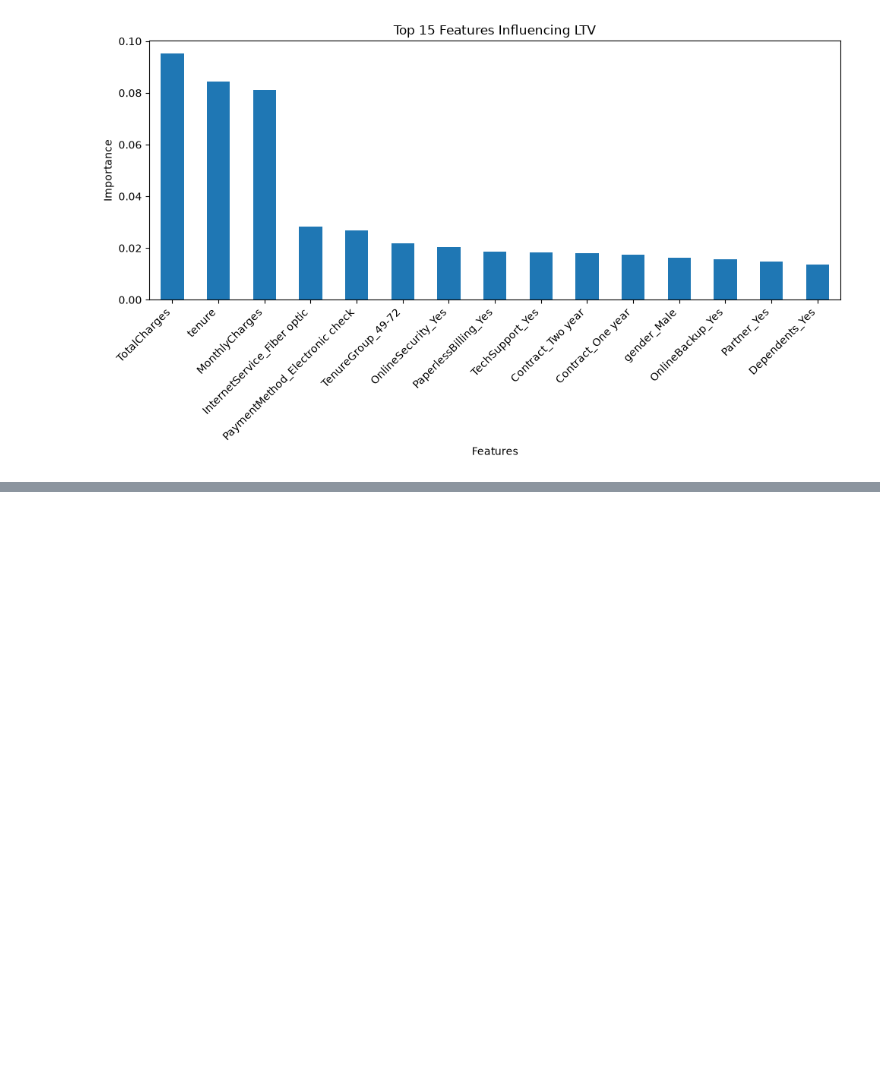
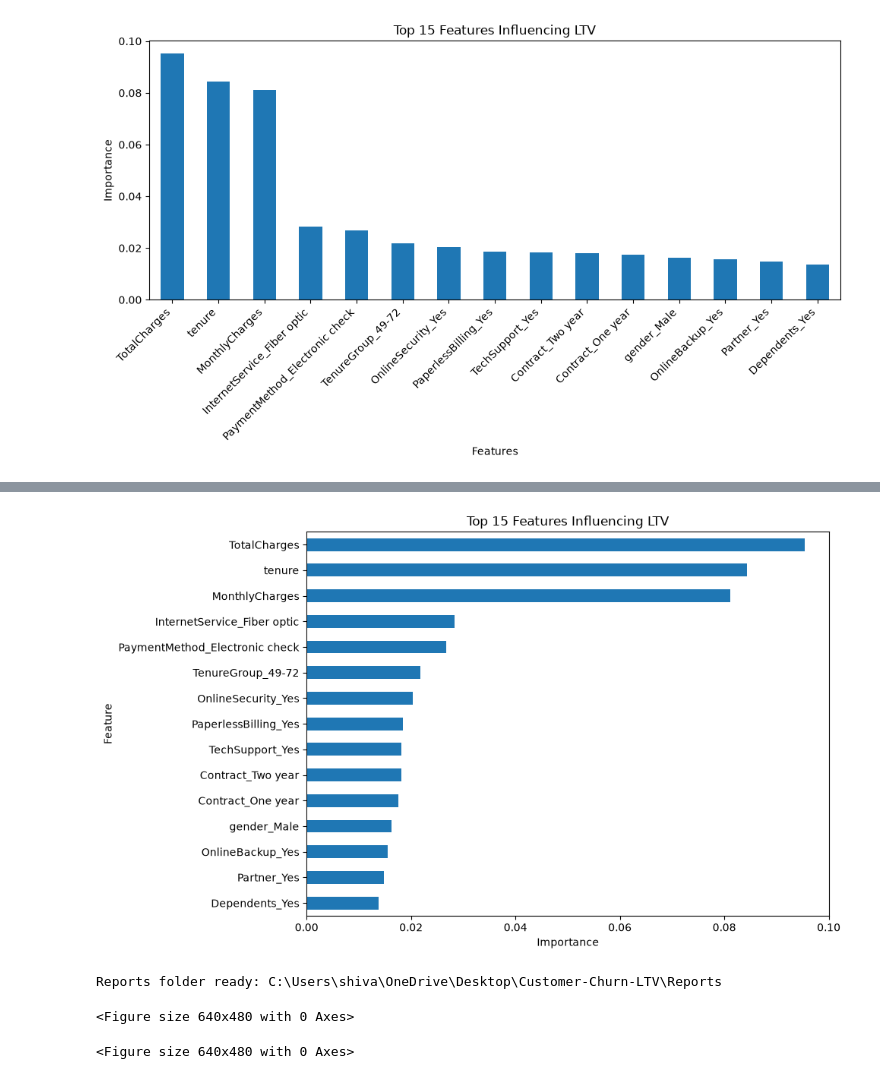
Before and after one commit to begamafreen8088-afk/zaalima-data-analytic, a Jupyter notebook: Notebooks/person2_eda.ipynb, the cells around one changed output, grey strips where cells are left out. Cells and saved outputs as stored; diff of their text form; code cells hidden in the pictures; blank space fills up the shorter version.

```diff
--- a/Notebooks/person2_eda.ipynb
+++ b/Notebooks/person2_eda.ipynb
@@ -2369,0 +2677,17 @@ plt.show()
+# %%
+plt.figure(figsize=(10, 6))
+
+top_features = feature_importance.sort_values(
+    ascending=False
+).head(15)
+
+top_features.sort_values().plot(kind="barh")
+
+plt.title("Top 15 Features Influencing LTV")
+plt.xlabel("Importance")
+plt.ylabel("Feature")
+
+plt.tight_layout()
+plt.show()
+# %% [output]
+[figure, added]
@@ -2369,0 +2696,29 @@ plt.show()
+# %%
+from pathlib import Path
+
+reports_dir = Path("../Reports")
+reports_dir.mkdir(parents=True, exist_ok=True)
+
+print("Reports folder ready:", reports_dir.resolve())
+# %% [output]
+Reports folder ready: C:\Users\shiva\OneDrive\Desktop\Customer-Churn-LTV\Reports
+# %%
+plt.savefig(
+    "../Reports/actual_vs_predicted_ltv.png",
+    dpi=300,
+    bbox_inches="tight"
+)
+
+plt.show()
+# %% [output]
+<Figure size 640x480 with 0 Axes>
+# %%
+plt.savefig(
+    "../Reports/ltv_feature_importance.png",
+    dpi=300,
+    bbox_inches="tight"
+)
+
+plt.show()
+# %% [output]
+<Figure size 640x480 with 0 Axes>
```
Also changed, not shown: parts of 18 cells of this notebook, 2 other files.
